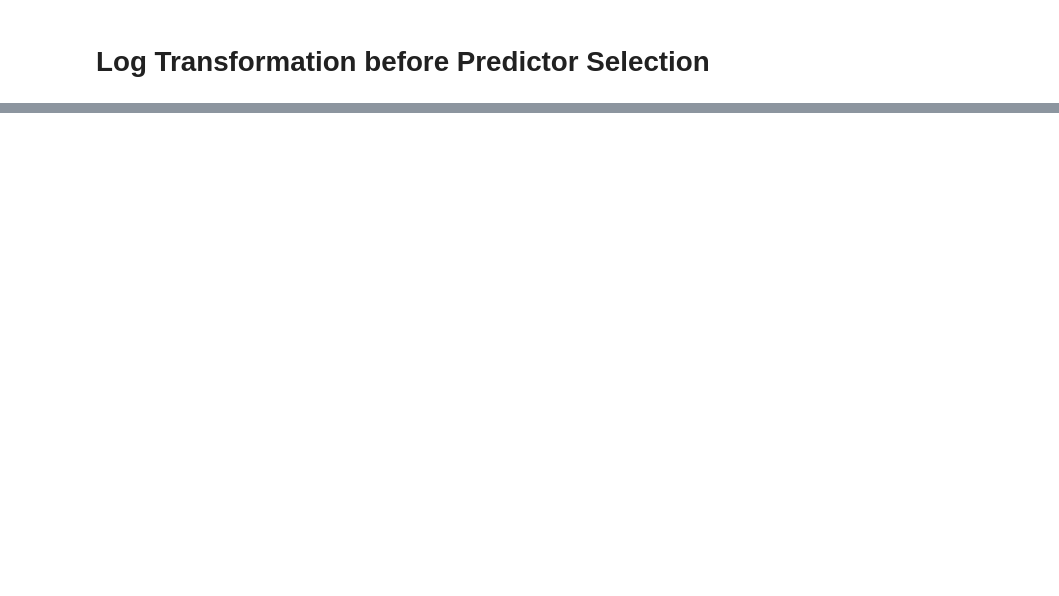
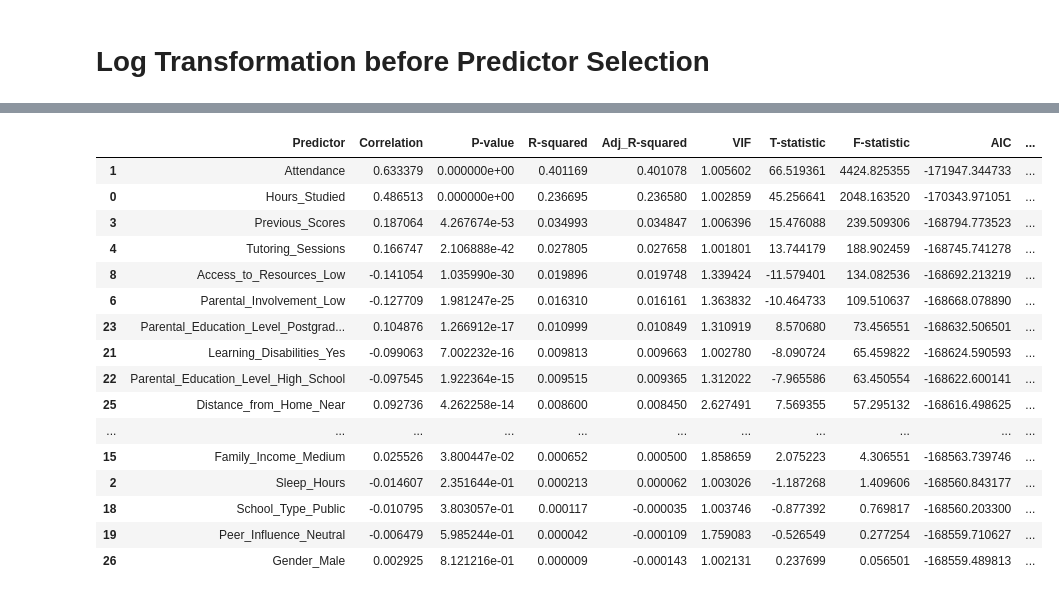
Before and after one commit to cztm/linear-regression, a Jupyter notebook: MLR_Analysis.ipynb, the cells around one changed output, grey strips where cells are left out. Drawn from its saved outputs; the diff is of its cells as text; code cells hidden in the pictures; blank space fills up the shorter version.

```diff
--- a/MLR_Analysis.ipynb
+++ b/MLR_Analysis.ipynb
@@ -563,16 +670,17 @@ import pandas as pd
 import numpy as np
 import statsmodels.api as sm
 import statsmodels.formula.api as smf
+from sklearn.preprocessing import StandardScaler
+from statsmodels.stats.outliers_influence import variance_inflation_factor
 from scipy import stats
-from sklearn.preprocessing import StandardScaler
 
 df = pd.read_csv('data/StudentPerformanceFactors.csv')
 
 df.columns = df.columns.str.replace(' ', '_')
 
-continuous_vars = ['Hours_Studied', 'Attendance', 'Sleep_Hours', 'Previous_Scores', 'Physical_Activity']
+continuous_vars = ['Hours_Studied', 'Attendance', 'Sleep_Hours', 'Previous_Scores', 'Tutoring_Sessions', 'Physical_Activity']
 
-for var in continuous_vars:
+for var in continuous_vars + ['Exam_Score']:
     df[var], _ = stats.boxcox(df[var] + 1)
 
 df_encoded = pd.get_dummies(df, drop_first=True)
@@ -584,8 +692,67 @@ y = df_encoded['Exam_Score']
 scaler = StandardScaler()
 X_scaled = scaler.fit_transform(X)
 
-X_scaled_with_const = sm.add_constant(X_scaled)
-model = sm.OLS(y, X_scaled_with_const).fit()
+results = pd.DataFrame(columns=[
+    'Predictor', 'Correlation', 'P-value', 'R-squared', 'Adj_R-squared',
+    'VIF', 'T-statistic', 'F-statistic', 'AIC', 'BIC',
+    'ANOVA_Type1_F', 'ANOVA_Type1_P',
+    'ANOVA_Type2_F', 'ANOVA_Type2_P',
+    'ANOVA_Type3_F', 'ANOVA_Type3_P'
+])
 
-print(model.summary())
+for i, predictor in enumerate(X.columns):
+    X_i = sm.add_constant(X_scaled[:, i])
+    model = sm.OLS(y, X_i).fit()
+
+    p_value = model.pvalues.iloc[1]
+    rsq = model.rsquared
+    adj_rsq = model.rsquared_adj
+    t_statistic = model.tvalues.iloc[1]
+    f_statistic = model.fvalue
+    vif = variance_inflation_factor(X_scaled, i)
+
+    aic = model.aic
+    bic = model.bic
+
+    correlation = np.corrcoef(X_scaled[:, i], y)[0, 1]
+
+    formula = f'Exam_Score ~ {predictor}'
+    model_anova = smf.ols(formula, data=df_encoded).fit()
+
+    anova_type1 = sm.stats.anova_lm(model_anova, typ=1)
+    anova_type1_f = anova_type1['F'].iloc[0]
+    anova_type1_p = anova_type1['PR(>F)'].iloc[0]
+
+    anova_type2 = sm.stats.anova_lm(model_anova, typ=2)
+    anova_type2_f = anova_type2['F'].iloc[0]
+    anova_type2_p = anova_type2['PR(>F)'].iloc[0]
+
+    anova_type3 = sm.stats.anova_lm(model_anova, typ=3)
+    anova_type3_f = anova_type3['F'].iloc[0]
+    anova_type3_p = anova_type3['PR(>F)'].iloc[0]
+
+    current_results = pd.DataFrame({
+        'Predictor': [predictor],
+        'Correlation': [correlation],
+        'P-value': [p_value],
+        'R-squared': [rsq],
+        'Adj_R-squared': [adj_rsq],
+        'VIF': [vif],
+        'T-statistic': [t_statistic],
+        'F-statistic': [f_statistic],
+        'AIC': [aic],
+        'BIC': [bic],
+        'ANOVA_Type1_F': [anova_type1_f],
+        'ANOVA_Type1_P': [anova_type1_p],
+        'ANOVA_Type2_F': [anova_type2_f],
+        'ANOVA_Type2_P': [anova_type2_p],
+        'ANOVA_Type3_F': [anova_type3_f],
+        'ANOVA_Type3_P': [anova_type3_p]
+    })
+
+    current_results = current_results.dropna(how='all', axis=1)
+    results = pd.concat([results, current_results], ignore_index=True)
+
+results_sorted = results.sort_values(by='Adj_R-squared', ascending=False)
+results_sorted
 # %% [output]
@@ -608,0 +759,17 @@ Notes:
+|  | Predictor | Correlation | P-value | R-squared | Adj_R-squared | VIF | T-statistic | F-statistic | AIC | ... |
+| 1 | Attendance | 0.633379 | 0.000000e+00 | 0.401169 | 0.401078 | 1.005602 | 66.519361 | 4424.825355 | -171947.344733 | ... |
+| 0 | Hours_Studied | 0.486513 | 0.000000e+00 | 0.236695 | 0.236580 | 1.002859 | 45.256641 | 2048.163520 | -170343.971051 | ... |
+| 3 | Previous_Scores | 0.187064 | 4.267674e-53 | 0.034993 | 0.034847 | 1.006396 | 15.476088 | 239.509306 | -168794.773523 | ... |
+| 4 | Tutoring_Sessions | 0.166747 | 2.106888e-42 | 0.027805 | 0.027658 | 1.001801 | 13.744179 | 188.902459 | -168745.741278 | ... |
+| 8 | Access_to_Resources_Low | -0.141054 | 1.035990e-30 | 0.019896 | 0.019748 | 1.339424 | -11.579401 | 134.082536 | -168692.213219 | ... |
+| 6 | Parental_Involvement_Low | -0.127709 | 1.981247e-25 | 0.016310 | 0.016161 | 1.363832 | -10.464733 | 109.510637 | -168668.078890 | ... |
+| 23 | Parental_Education_Level_Postgrad... | 0.104876 | 1.266912e-17 | 0.010999 | 0.010849 | 1.310919 | 8.570680 | 73.456551 | -168632.506501 | ... |
+| 21 | Learning_Disabilities_Yes | -0.099063 | 7.002232e-16 | 0.009813 | 0.009663 | 1.002780 | -8.090724 | 65.459822 | -168624.590593 | ... |
+| 22 | Parental_Education_Level_High_School | -0.097545 | 1.922364e-15 | 0.009515 | 0.009365 | 1.312022 | -7.965586 | 63.450554 | -168622.600141 | ... |
+| 25 | Distance_from_Home_Near | 0.092736 | 4.262258e-14 | 0.008600 | 0.008450 | 2.627491 | 7.569355 | 57.295132 | -168616.498625 | ... |
+| ... | ... | ... | ... | ... | ... | ... | ... | ... | ... | ... |
+| 15 | Family_Income_Medium | 0.025526 | 3.800447e-02 | 0.000652 | 0.000500 | 1.858659 | 2.075223 | 4.306551 | -168563.739746 | ... |
+| 2 | Sleep_Hours | -0.014607 | 2.351644e-01 | 0.000213 | 0.000062 | 1.003026 | -1.187268 | 1.409606 | -168560.843177 | ... |
+| 18 | School_Type_Public | -0.010795 | 3.803057e-01 | 0.000117 | -0.000035 | 1.003746 | -0.877392 | 0.769817 | -168560.203300 | ... |
+| 19 | Peer_Influence_Neutral | -0.006479 | 5.985244e-01 | 0.000042 | -0.000109 | 1.759083 | -0.526549 | 0.277254 | -168559.710627 | ... |
+| 26 | Gender_Male | 0.002925 | 8.121216e-01 | 0.000009 | -0.000143 | 1.002131 | 0.237699 | 0.056501 | -168559.489813 | ... |
```
Also changed, not shown: parts of 20 cells of this notebook.
